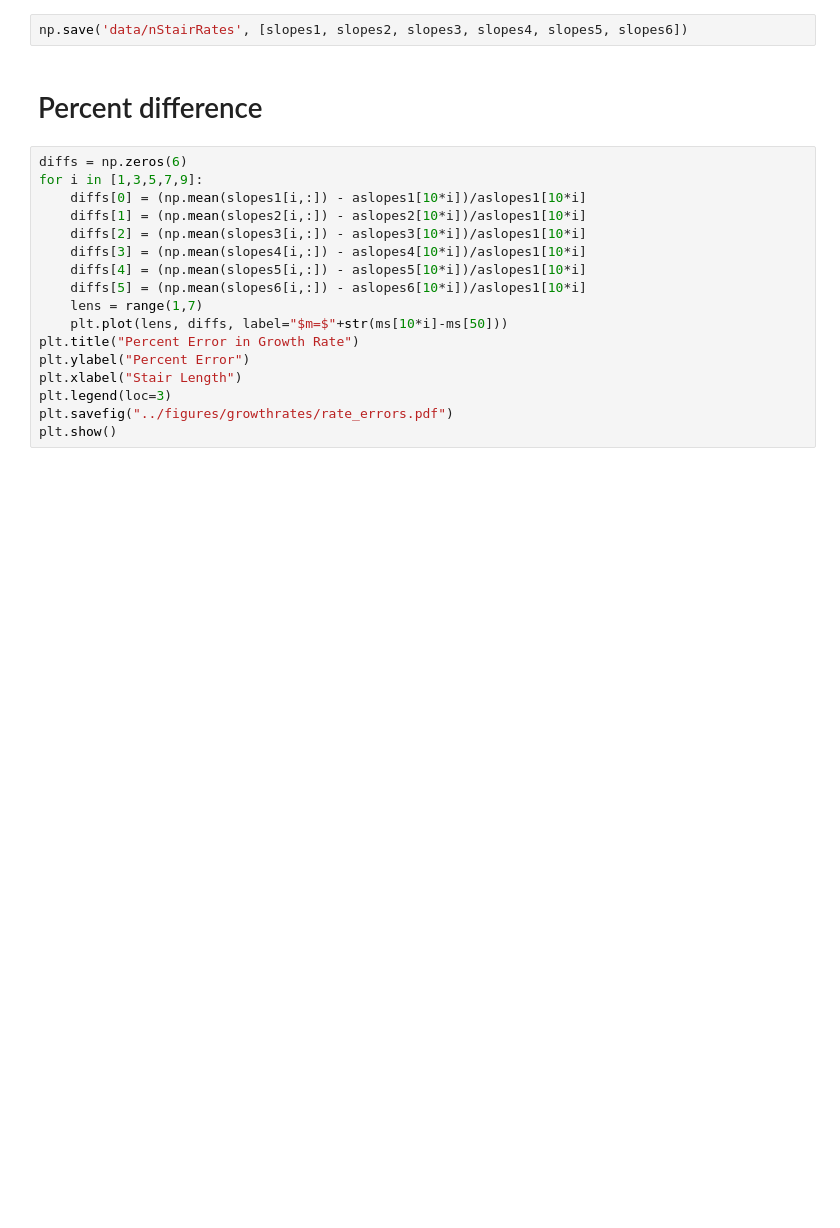
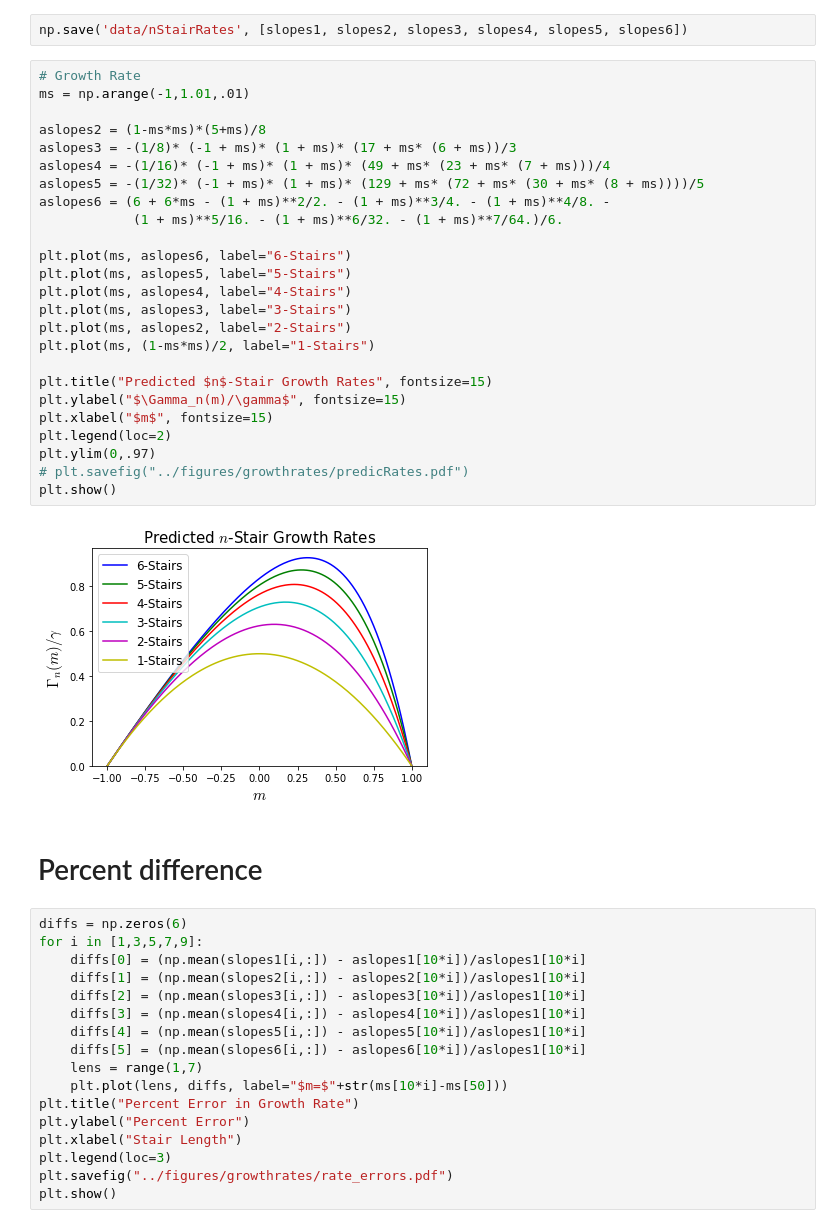
Before and after one commit to cnstahl/Asymmetric, a Jupyter notebook: python/Growth Rates.ipynb, the cells around one changed output. Saved outputs shown, nothing was run; the diff lists cells and outputs as text; blank space fills up the shorter version.

```diff
--- a/python/Growth Rates.ipynb
+++ b/python/Growth Rates.ipynb
@@ -288,5 +288,32 @@ plt.show()
 # %%
 np.save('data/nStairRates', [slopes1, slopes2, slopes3, slopes4, slopes5, slopes6])
+# %%
+# Growth Rate
+ms = np.arange(-1,1.01,.01)
+
+aslopes2 = (1-ms*ms)*(5+ms)/8
+aslopes3 = -(1/8)* (-1 + ms)* (1 + ms)* (17 + ms* (6 + ms))/3
+aslopes4 = -(1/16)* (-1 + ms)* (1 + ms)* (49 + ms* (23 + ms* (7 + ms)))/4
+aslopes5 = -(1/32)* (-1 + ms)* (1 + ms)* (129 + ms* (72 + ms* (30 + ms* (8 + ms))))/5
+aslopes6 = (6 + 6*ms - (1 + ms)**2/2. - (1 + ms)**3/4. - (1 + ms)**4/8. -
+            (1 + ms)**5/16. - (1 + ms)**6/32. - (1 + ms)**7/64.)/6.
+
+plt.plot(ms, aslopes6, label="6-Stairs")
+plt.plot(ms, aslopes5, label="5-Stairs")
+plt.plot(ms, aslopes4, label="4-Stairs")
+plt.plot(ms, aslopes3, label="3-Stairs")
+plt.plot(ms, aslopes2, label="2-Stairs")
+plt.plot(ms, (1-ms*ms)/2, label="1-Stairs")
+
+plt.title("Predicted $n$-Stair Growth Rates", fontsize=15)
+plt.ylabel("$\Gamma_n(m)/\gamma$", fontsize=15)
+plt.xlabel("$m$", fontsize=15)
+plt.legend(loc=2)
+plt.ylim(0,.97)
+# plt.savefig("../figures/growthrates/predicRates.pdf")
+plt.show()
+# %% [output]
+[figure, added]
 # %% [markdown]
 # Percent difference
 # %%
```
Also changed, not shown: parts of 1 cell of this notebook, 5 other files.
